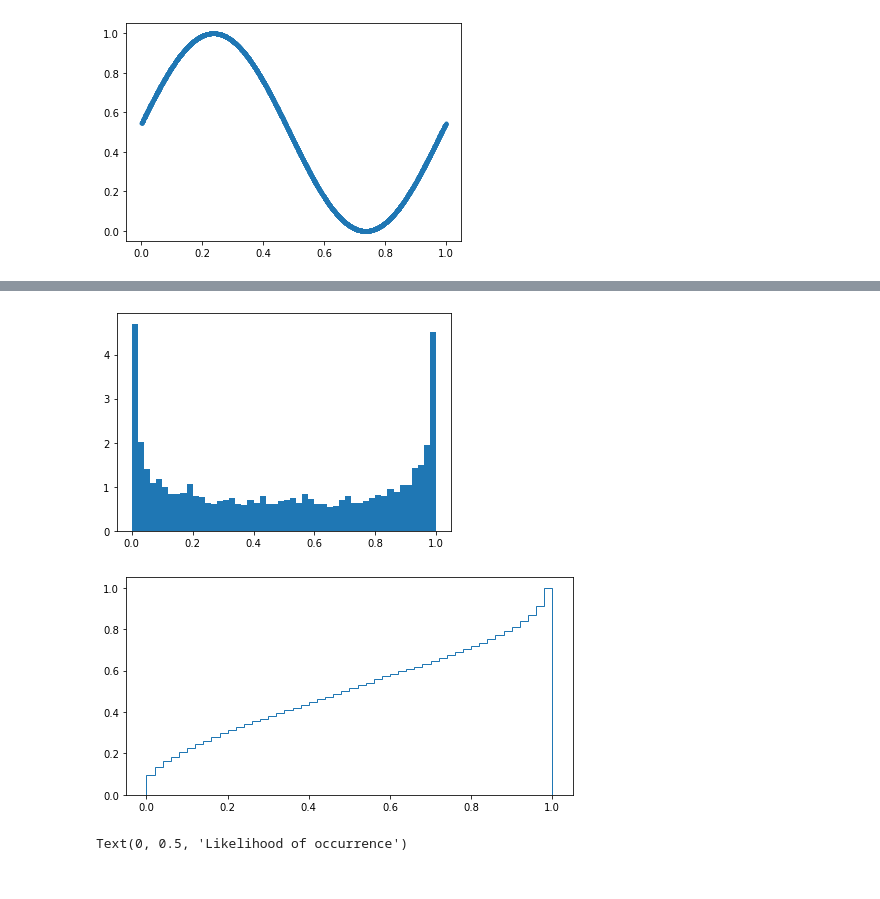
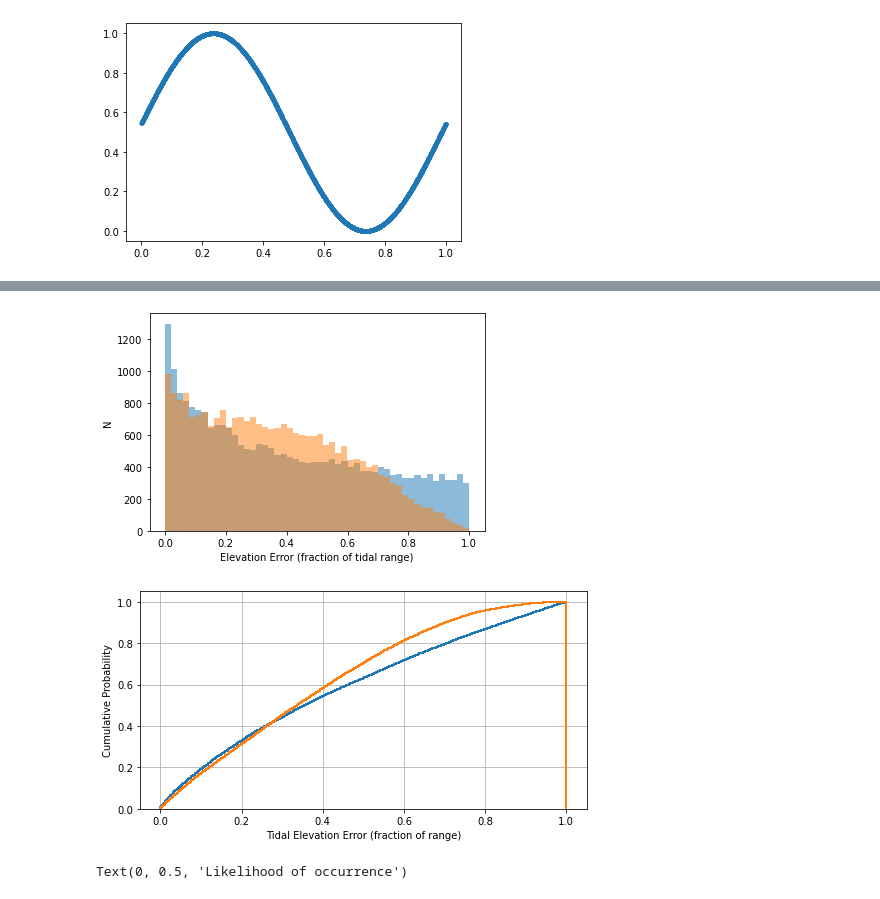
Before and after one commit to csherwood-usgs/runup, a Jupyter notebook: test_runup_funcs.ipynb, the cells around one changed output, grey strips where cells are left out. Drawn from its saved outputs; the diff is of its cells as text; code cells hidden in the pictures.

```diff
--- a/test_runup_funcs.ipynb
+++ b/test_runup_funcs.ipynb
@@ -128,19 +128,37 @@ plt.hist(etime)
 # %%
+# uniform dist of phase at forecast arrival times
+phase =  np.random.random_sample(25000)
+
 # gaussian dist of phase error in timing of storm wrt tides
-phase_err = np.random.normal(loc=-1.4, scale=4.8, size=5000)
-# normal dist of phase at forecast arrival times
-phase =  np.random.random_sample(5000)
-herr = 0.5*trange*np.cos(omega*phase*period-phase_err_std)+trange/2
-_ =plt.hist(herr, bins=50, density=True)
+phase_err = np.random.normal(loc=-1.2, scale=4.8, size=25000)
+phase_err2 = np.random.normal(loc=-1.2, scale=.1, size=25000)
+
+htpred = 0.5*trange*np.cos(omega*phase*period)
+hterr =  0.5*trange*np.cos(omega*(phase-phase_err)*period)
+hterr2 =  0.5*trange*np.cos(omega*(phase-phase_err2)*period)
+
+herr = np.abs(htpred-hterr)
+herr2 = np.abs(htpred-hterr2)
+
+_ =plt.hist(herr, bins=50, density=False, alpha=.5)
+_ =plt.hist(herr2, bins=50, density=False, alpha=.5)
+
+plt.ylabel('N')
+_ = plt.xlabel('Elevation Error (fraction of tidal range)')
 # %% [output]
-[figure, old version]
+[figure, new version]
 # %%
 # plot the cumulative histogram
 fig, ax = plt.subplots(figsize=(8, 4))
-n, bins, patches = ax.hist(herr, 50, density=True, histtype='step',
-                           cumulative=True, label='Empirical')
+n, bins, patches = ax.hist(herr, 500, density=True, histtype='step',
+                           cumulative=True, label='Empirical',linewidth=2)
+n, bins, patches = ax.hist(herr2, 500, density=True, histtype='step',
+                           cumulative=True, label='Empirical',linewidth=2)
+plt.xlabel('Tidal Elevation Error (fraction of range)')
+plt.ylabel('Cumulative Probability')
+plt.grid()
 # %% [output]
-[figure, old version]
+[figure, new version]
 # %%
 
 mu = -1.2
```
Also changed, not shown: parts of 2 cells of this notebook, 1 other file.
